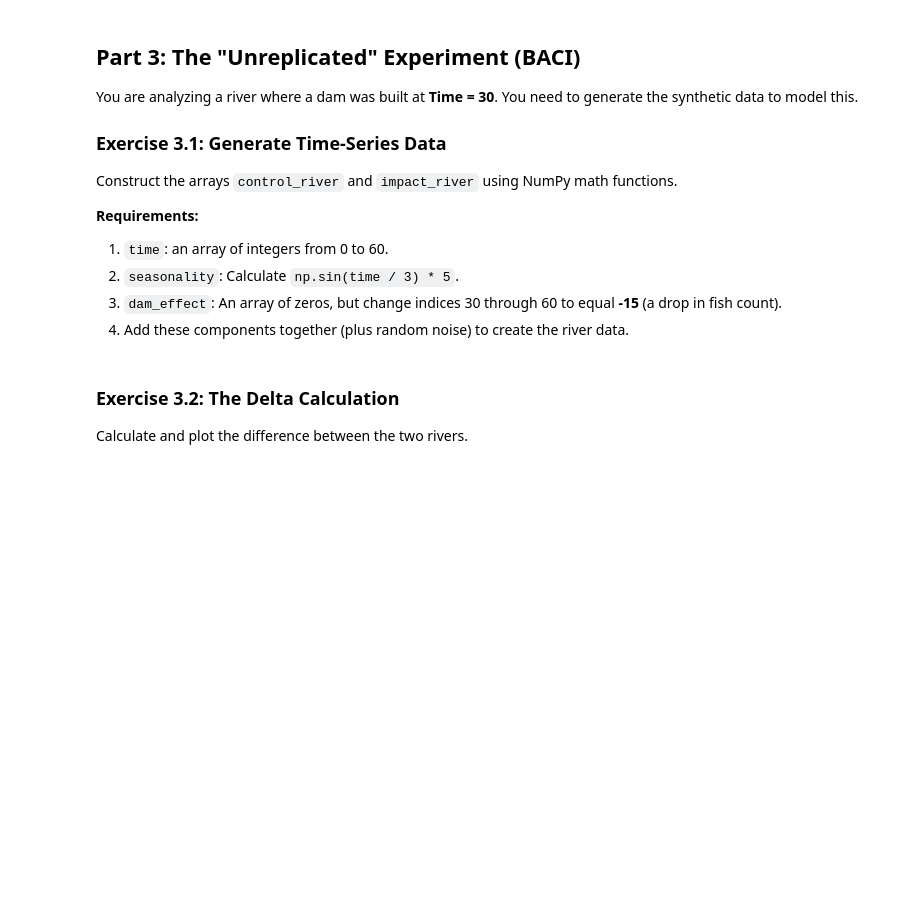
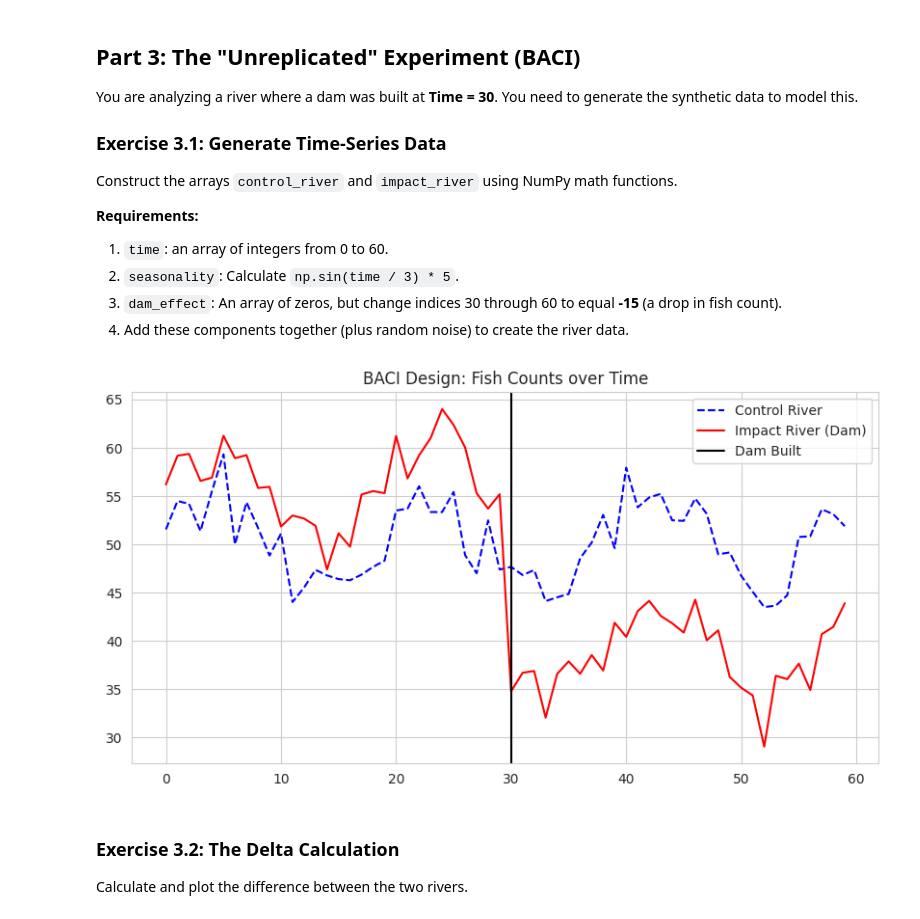
Before and after one commit to slackoly/ES2245, a Jupyter notebook: ES2245_lab2_sedlacko.ipynb, the cells around one changed output. Saved outputs shown, nothing was run; the diff lists cells and outputs as text; code cells hidden in the pictures; blank space fills up the shorter version.

```diff
--- a/ES2245_lab2_sedlacko.ipynb
+++ b/ES2245_lab2_sedlacko.ipynb
@@ -168,40 +185,44 @@ Construct the arrays `control_river` and `impact_river` using NumPy math functio
 3.  `dam_effect`: An array of zeros, but change indices 30 through 60 to equal **-15** (a drop in fish count).
 4.  Add these components together (plus random noise) to create the river data.
 # %%
+from dask import array
 # 1. Create Time Array (0 to 60)
 # YOUR CODE HERE
-time = None
+time = np.arange(0, 60)
 
 # 2. Create Seasonality (Sin wave)
 # YOUR CODE HERE
-seasonality = None
+seasonality = np.sin(time / 3) * 5
 
 # 3. Create the Control River
 # Base level of 50 + seasonality + random noise (use np.random.normal(0, 2, 60))
 # YOUR CODE HERE
-control_river = None
+control_river = 50 + seasonality + np.random.normal(0, 2, 60)
 
 # 4. Create the Dam Effect
 # Create an array of zeros matching the length of 'time'
 # Set the values from index 30 to the end to be -15
 # YOUR CODE HERE
-dam_effect = None
+dam_effect = np.zeros(60)
+dam_effect[30:] = -15
 
 
 # 5. Create Impact River
 # Base level of 55 + seasonality + dam_effect + random noise
 # YOUR CODE HERE
-impact_river = None
+impact_river = 55 + seasonality + dam_effect + np.random.normal(0, 2, 60)
 
 
 # --- Plotting (Do not change) ---
 plt.figure(figsize=(10,5))
 plt.plot(time, control_river, label='Control River', color='blue', linestyle='--')
 plt.plot(time, impact_river, label='Impact River (Dam)', color='red')
 plt.axvline(30, color='black', label='Dam Built')
 plt.title("BACI Design: Fish Counts over Time")
 plt.legend()
 plt.show()
+# %% [output]
+[figure, added]
 # %% [markdown]
 ### Exercise 3.2: The Delta Calculation
 Calculate and plot the difference between the two rivers.
```
Also changed, not shown: parts of 8 cells of this notebook.
